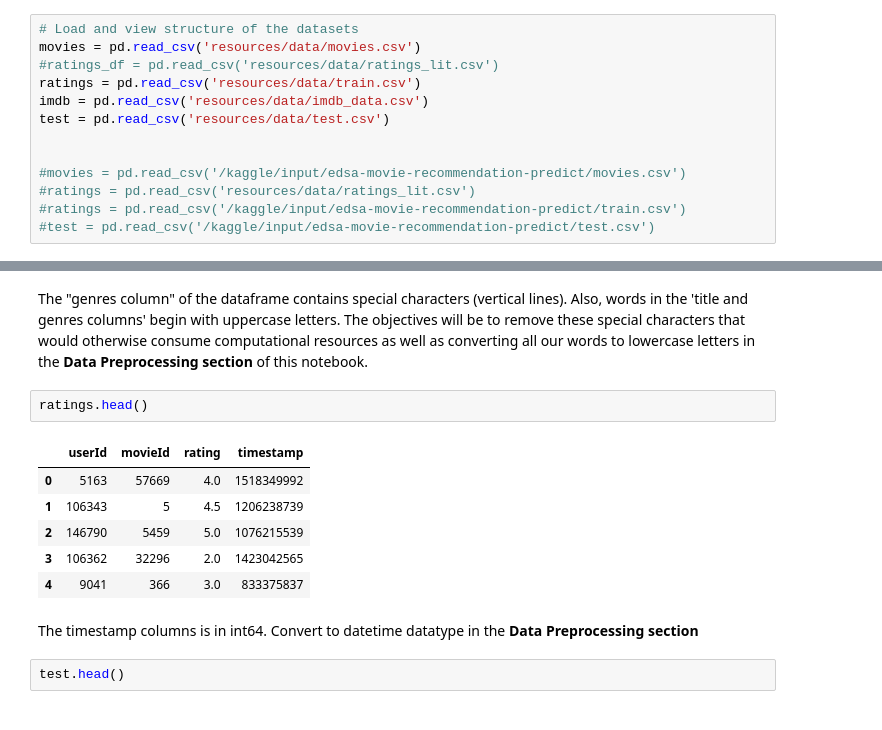
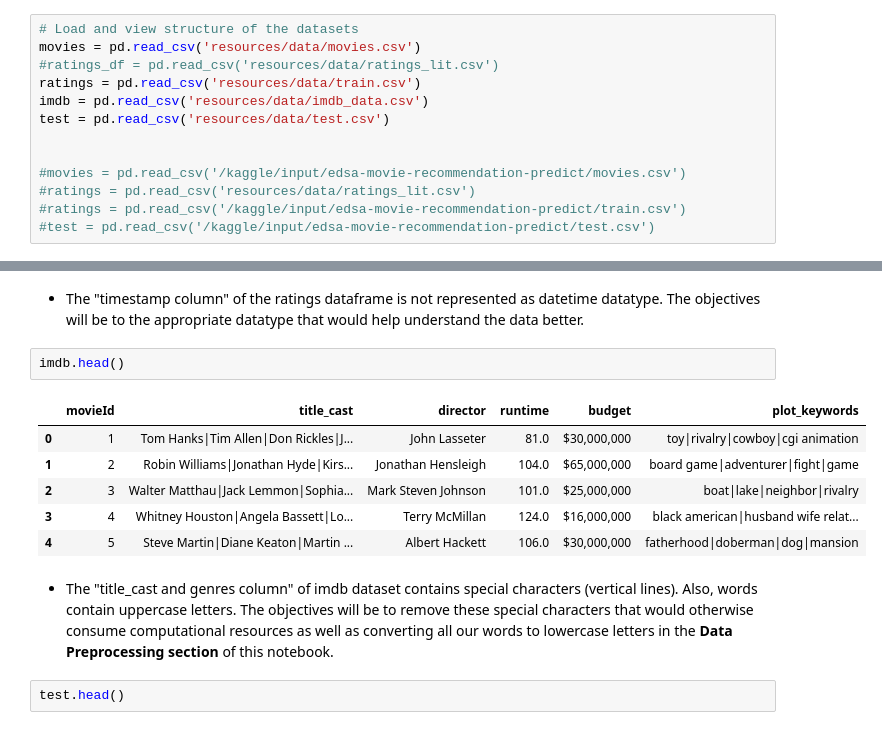
Before and after one commit to JasperZeroes/TeamND2-unsupervised-predict, a Jupyter notebook: TeamND2_notebook.ipynb, the cells around one changed output, grey strips where cells are left out. Cells and saved outputs as stored; diff of their text form.

```diff
--- a/TeamND2_notebook.ipynb
+++ b/TeamND2_notebook.ipynb
@@ -238,16 +242,16 @@ dtype: int64
+# %% [markdown]
+* The "timestamp column" of the ratings dataframe is not represented as datetime datatype. The objectives will be to the appropriate datatype that would help understand the data better.
+# %%
+imdb.head()
+# %% [output]
+|  | movieId | title_cast | director | runtime | budget | plot_keywords |
+| 0 | 1 | Tom Hanks|Tim Allen|Don Rickles|J... | John Lasseter | 81.0 | $30,000,000 | toy|rivalry|cowboy|cgi animation |
+| 1 | 2 | Robin Williams|Jonathan Hyde|Kirs... | Jonathan Hensleigh | 104.0 | $65,000,000 | board game|adventurer|fight|game |
+| 2 | 3 | Walter Matthau|Jack Lemmon|Sophia... | Mark Steven Johnson | 101.0 | $25,000,000 | boat|lake|neighbor|rivalry |
+| 3 | 4 | Whitney Houston|Angela Bassett|Lo... | Terry McMillan | 124.0 | $16,000,000 | black american|husband wife relat... |
+| 4 | 5 | Steve Martin|Diane Keaton|Martin ... | Albert Hackett | 106.0 | $30,000,000 | fatherhood|doberman|dog|mansion |
 # %% [markdown]
-The "genres column" of the dataframe contains special characters (vertical lines). Also, words in the 'title and genres columns' begin with uppercase letters. The objectives will be to remove these special characters that would otherwise consume computational resources as well as converting all our words to lowercase letters in the **Data Preprocessing section** of this notebook.
+* The "title_cast and genres column" of imdb dataset contains special characters (vertical lines). Also, words contain uppercase letters. The objectives will be to remove these special characters that would otherwise consume computational resources as well as converting all our words to lowercase letters in the **Data Preprocessing section** of this notebook.
-# %%
-ratings.head()
-# %% [output]
-|  | userId | movieId | rating | timestamp |
-| 0 | 5163 | 57669 | 4.0 | 1518349992 |
-| 1 | 106343 | 5 | 4.5 | 1206238739 |
-| 2 | 146790 | 5459 | 5.0 | 1076215539 |
-| 3 | 106362 | 32296 | 2.0 | 1423042565 |
-| 4 | 9041 | 366 | 3.0 | 833375837 |
-# %% [markdown]
-The timestamp columns is in int64. Convert to datetime datatype in the **Data Preprocessing section**
 # %%
 test.head()
 # %% [output]
```
Also changed, not shown: parts of 28 cells of this notebook.
